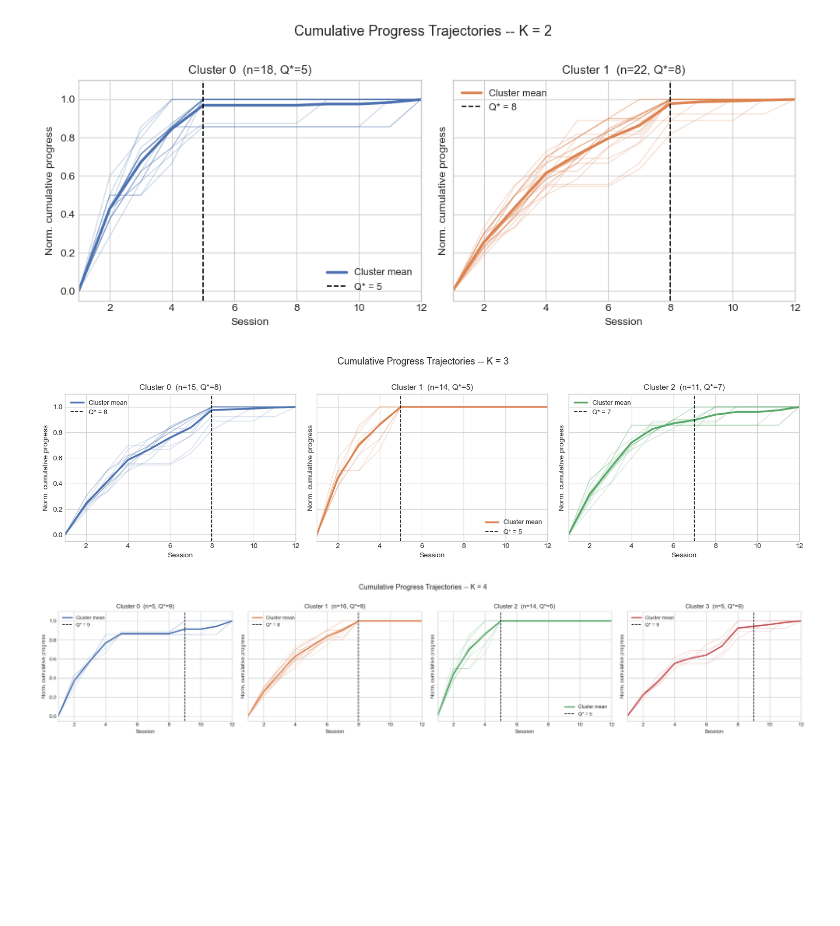
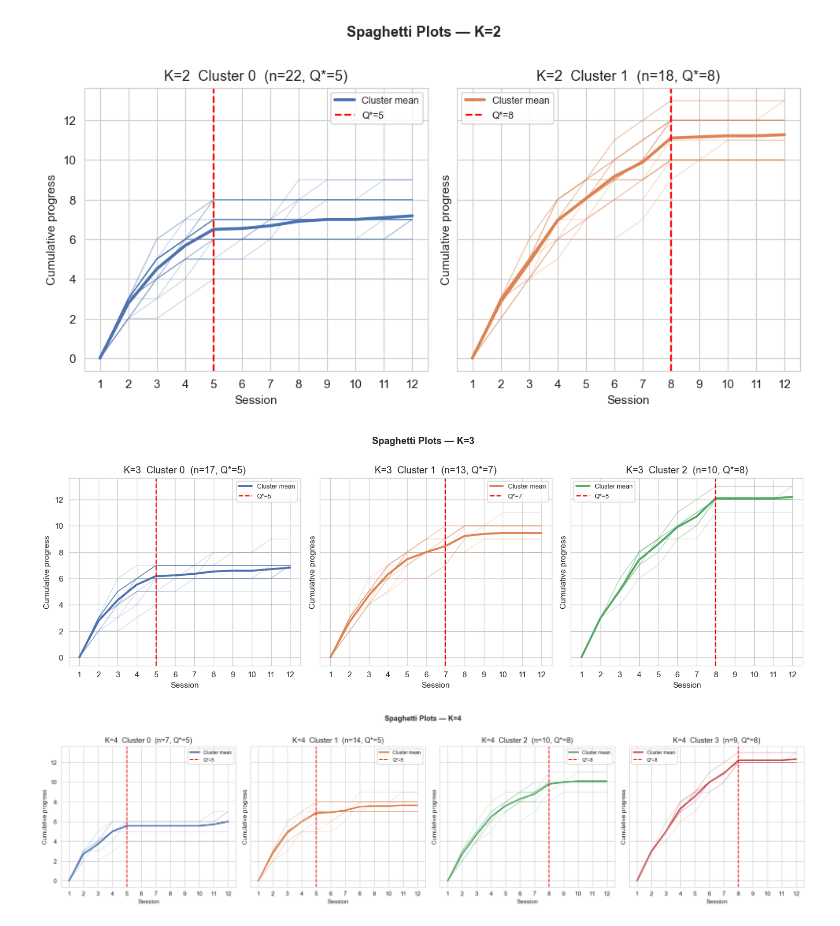
Before and after one commit to WilliamG98/mse555-assignment3, a Jupyter notebook: Q2.ipynb, the cells around one changed output. Saved outputs shown, nothing was run; the diff lists cells and outputs as text; code cells hidden in the pictures; blank space fills up the shorter version.

```diff
--- a/Q2.ipynb
+++ b/Q2.ipynb
@@ -220,0 +162,16 @@ for K in [2, 3, 4]:
+# %%
+# ── Elbow and silhouette plots ─────────────────────────────────────────────
+fig, axes = plt.subplots(1, 2, figsize=(12, 4))
+
+ks = list(K_RANGE)
+axes[0].plot(ks, [km_results[k]["inertia"] for k in ks], "bo-", linewidth=2)
+axes[0].set_xlabel("K"); axes[0].set_ylabel("Inertia (WSS)")
+axes[0].set_title("Elbow Plot"); axes[0].set_xticks(ks)
+
+axes[1].plot(ks, [km_results[k]["sil"] for k in ks], "ro-", linewidth=2)
+axes[1].set_xlabel("K"); axes[1].set_ylabel("Silhouette Score")
+axes[1].set_title("Silhouette Score by K"); axes[1].set_xticks(ks)
+
+plt.suptitle("K-means Model Selection", fontweight="bold")
+plt.tight_layout()
+plt.show()
@@ -221,8 +180,31 @@ for K in [2, 3, 4]:
 # %%
-# Spaghetti plots for every K -- these are the Part (a) required plots
-for K in [2, 3, 4]:
-    plot_spaghetti(df, f'cluster_K{K}', norm_matrix, K)
+# ── Spaghetti plots for K = 2, 3, 4 ───────────────────────────────────────
+for k in [2, 3, 4]:
+    labels = km_results[k]["labels"]
+    policy = all_policy[k]
+    fig, axes_k = plt.subplots(1, k, figsize=(4.5 * k, 4.5), sharey=True)
+    if k == 1:
+        axes_k = [axes_k]
+
+    for c, ax in enumerate(axes_k):
+        mask  = labels == c
+        color = COLORS[c]
+        for traj in traj_matrix[mask]:
+            ax.plot(SESSIONS, traj, color=color, alpha=0.25, linewidth=0.9)
+        mean_traj = traj_matrix[mask].mean(axis=0)
+        ax.plot(SESSIONS, mean_traj, color=color, linewidth=2.5, label="Cluster mean")
+        qstar = policy[c]["qstar"]
+        ax.axvline(qstar, color="red", linestyle="--", linewidth=1.5,
+                   label=f"Q*={qstar}")
+        ax.set_title(f"K={k}  Cluster {c}  (n={mask.sum()}, Q*={qstar})")
+        ax.set_xlabel("Session"); ax.set_ylabel("Cumulative progress")
+        ax.set_xticks(SESSIONS)
+        ax.legend(fontsize=8)
+
+    plt.suptitle(f"Spaghetti Plots — K={k}", fontweight="bold", y=1.01)
+    plt.tight_layout()
+    plt.show()
 # %% [output]
-[figure, old version]
+[figure, new version]
-[figure, old version]
+[figure, new version]
-[figure, old version]
+[figure, new version]
```
Also changed, not shown: parts of 25 cells of this notebook, 4 other files.
